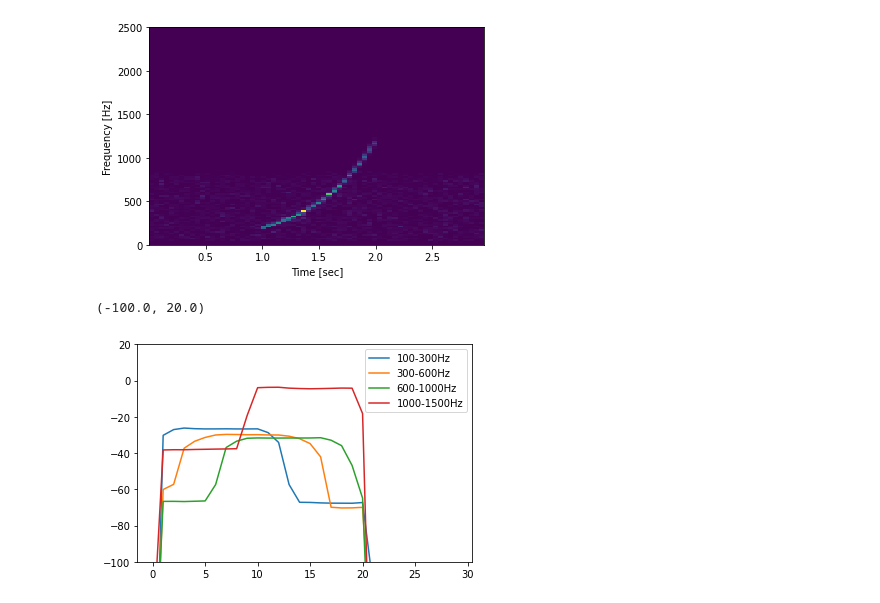
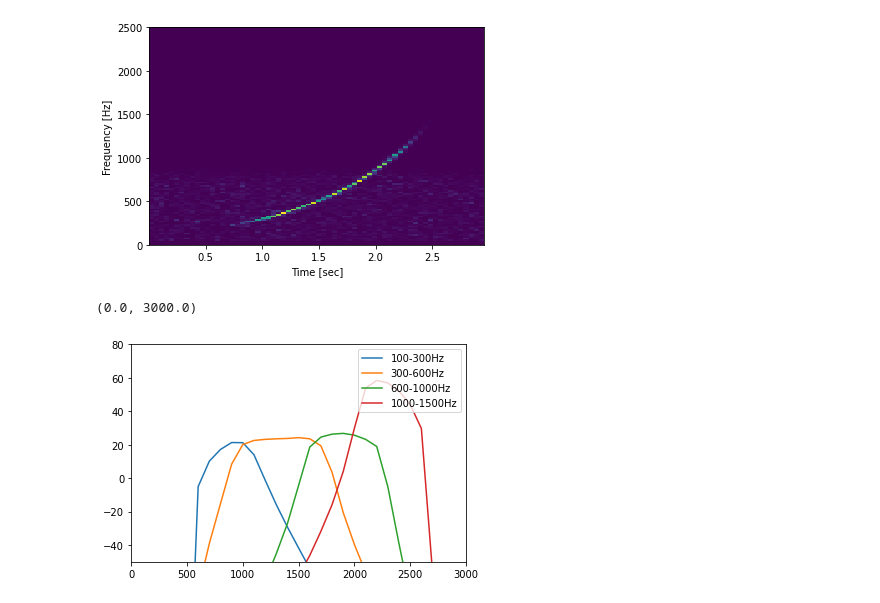
Before and after one commit to kacunningham413/pinniped_lab, a Jupyter notebook: interface_template.ipynb, the cells around one changed output. Cells and saved outputs as stored; diff of their text form; code cells hidden in the pictures.

Commit message:
Update signal excess plotting.
Includes calculation of time axis. Fixes a bug in SE calculation. Adds windowing to chirp signal.

```diff
--- a/interface_template.ipynb
+++ b/interface_template.ipynb
@@ -20,20 +20,15 @@ plt.legend(loc='upper right')
-# %%
-import masking_analysis.sound as sound
-from masking_analysis.sound import Sound
-from masking_analysis.masking import MaskingAnalyzer, masking_analyzer_from_exp_config_txt
-import matplotlib.pyplot as plt
-
-analyzer = masking_analyzer_from_exp_config_txt(
-    './test_data/experiment_config_example_with_position.textproto')
-se = analyzer.get_signal_excess()
-
-analyzer.plot_signal_and_noise_spectrogram()
-
-for band, excess in se.items():
-    plt.plot(excess, label=f'{band.start_freq}-{band.stop_freq}Hz')
-plt.legend(loc='upper right')
-plt.ylim([-100,20])
-# %% [output]
-[figure, removed]
-(-100.0, 20.0)
-[figure, removed]
+# %%
+from masking_analysis.masking import masking_analyzer_from_exp_config_txt
+import matplotlib.pyplot as plt
+
+analyzer = masking_analyzer_from_exp_config_txt(
+    './test_data/experiment_config_example_with_position.textproto')
+analyzer.plot_signal_and_noise_spectrogram()
+analyzer.plot_signal_excesses()
+
+plt.ylim([-50,80])
+plt.xlim([0,3000])
+# %% [output]
+[figure, added]
+(0.0, 3000.0)
+[figure, added]
```
Also changed, not shown: parts of 1 cell of this notebook, 4 other files.
